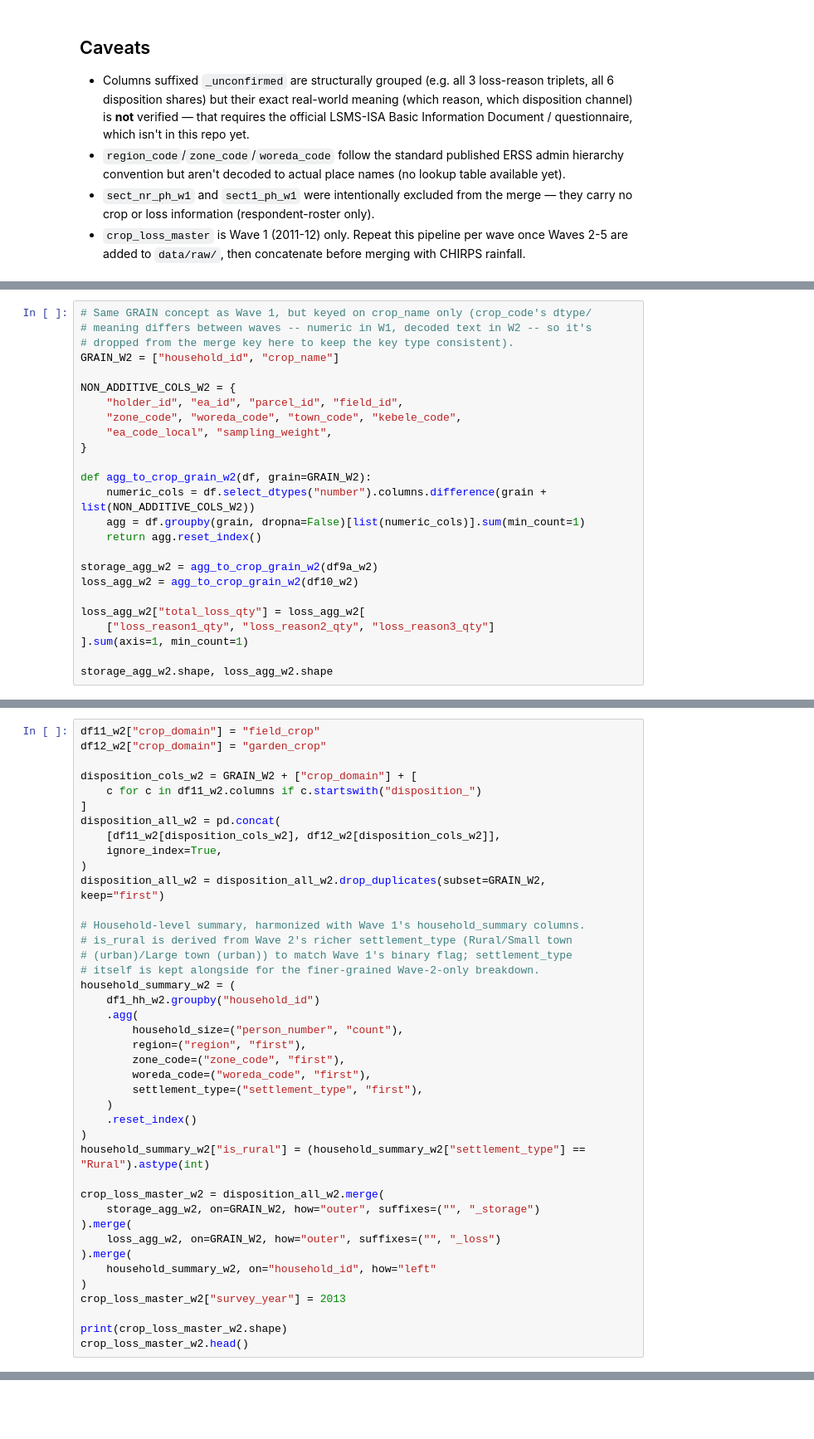
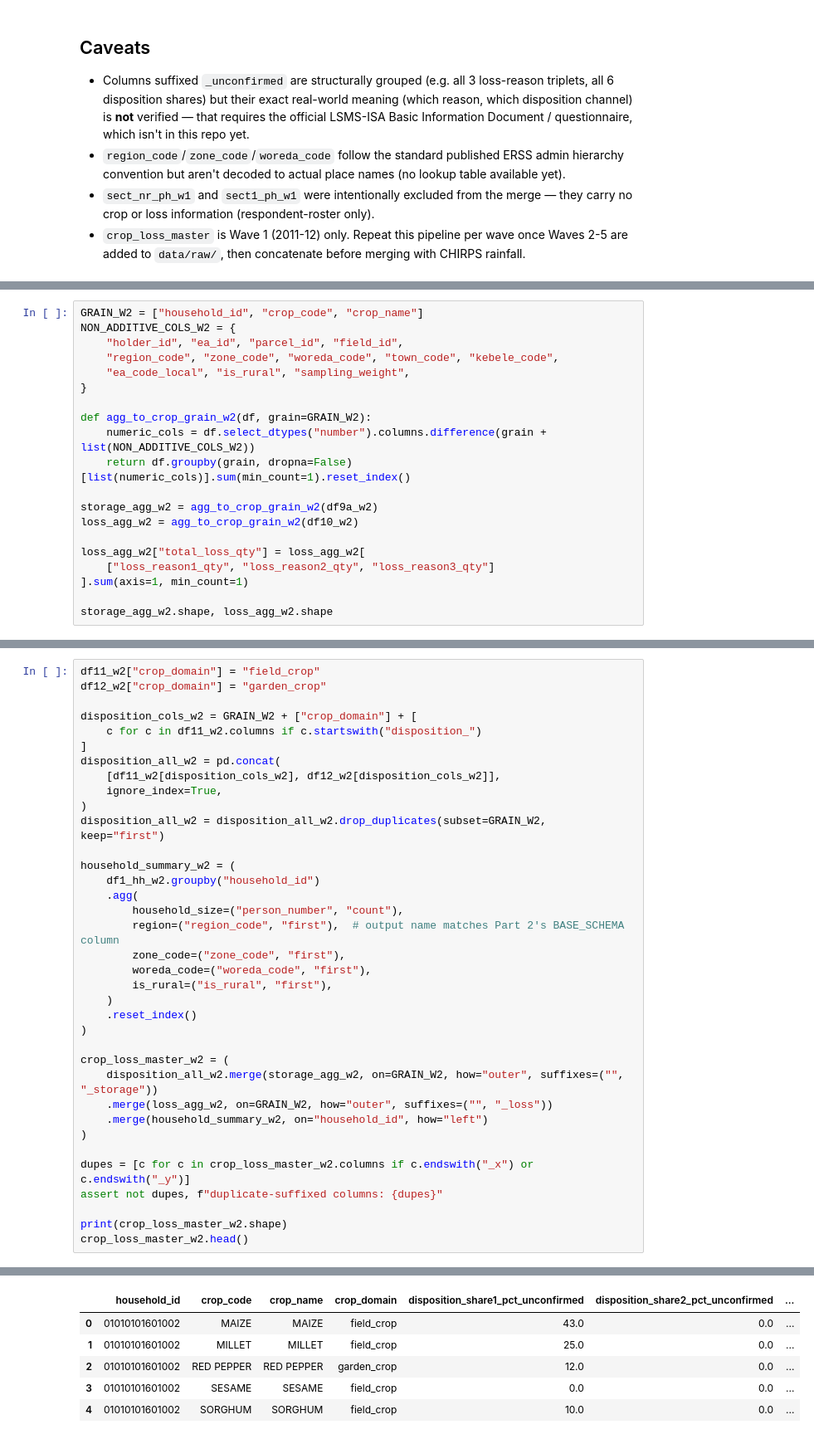
Before and after one commit to Melkam22/crop-loss-predictor-app, a Jupyter notebook: notebooks/01_data_exploration.ipynb, the cells around one changed output, grey strips where cells are left out. Shown at 83% size. Cells and saved outputs as stored; diff of their text form; blank space fills up the shorter version.

```diff
--- a/notebooks/01_data_exploration.ipynb
+++ b/notebooks/01_data_exploration.ipynb
@@ -532,19 +575,14 @@ df9a_w2.shape, df10_w2.shape, df11_w2.shape, df12_w2.shape, df1_hh_w2.shape
 # %%
-# Same GRAIN concept as Wave 1, but keyed on crop_name only (crop_code's dtype/
-# meaning differs between waves -- numeric in W1, decoded text in W2 -- so it's
-# dropped from the merge key here to keep the key type consistent).
-GRAIN_W2 = ["household_id", "crop_name"]
-
+GRAIN_W2 = ["household_id", "crop_code", "crop_name"]
 NON_ADDITIVE_COLS_W2 = {
     "holder_id", "ea_id", "parcel_id", "field_id",
-    "zone_code", "woreda_code", "town_code", "kebele_code",
-    "ea_code_local", "sampling_weight",
+    "region_code", "zone_code", "woreda_code", "town_code", "kebele_code",
+    "ea_code_local", "is_rural", "sampling_weight",
 }
 
 def agg_to_crop_grain_w2(df, grain=GRAIN_W2):
     numeric_cols = df.select_dtypes("number").columns.difference(grain + list(NON_ADDITIVE_COLS_W2))
-    agg = df.groupby(grain, dropna=False)[list(numeric_cols)].sum(min_count=1)
-    return agg.reset_index()
+    return df.groupby(grain, dropna=False)[list(numeric_cols)].sum(min_count=1).reset_index()
 
 storage_agg_w2 = agg_to_crop_grain_w2(df9a_w2)
 loss_agg_w2 = agg_to_crop_grain_w2(df10_w2)
@@ -567,31 +607,27 @@ disposition_all_w2 = pd.concat(
 )
 disposition_all_w2 = disposition_all_w2.drop_duplicates(subset=GRAIN_W2, keep="first")
 
-# Household-level summary, harmonized with Wave 1's household_summary columns.
-# is_rural is derived from Wave 2's richer settlement_type (Rural/Small town
-# (urban)/Large town (urban)) to match Wave 1's binary flag; settlement_type
-# itself is kept alongside for the finer-grained Wave-2-only breakdown.
 household_summary_w2 = (
     df1_hh_w2.groupby("household_id")
     .agg(
         household_size=("person_number", "count"),
-        region=("region", "first"),
+        region=("region_code", "first"),  # output name matches Part 2's BASE_SCHEMA column
         zone_code=("zone_code", "first"),
         woreda_code=("woreda_code", "first"),
-        settlement_type=("settlement_type", "first"),
+        is_rural=("is_rural", "first"),
     )
     .reset_index()
 )
-household_summary_w2["is_rural"] = (household_summary_w2["settlement_type"] == "Rural").astype(int)
 
-crop_loss_master_w2 = disposition_all_w2.merge(
-    storage_agg_w2, on=GRAIN_W2, how="outer", suffixes=("", "_storage")
-).merge(
-    loss_agg_w2, on=GRAIN_W2, how="outer", suffixes=("", "_loss")
-).merge(
-    household_summary_w2, on="household_id", how="left"
+crop_loss_master_w2 = (
+    disposition_all_w2.merge(storage_agg_w2, on=GRAIN_W2, how="outer", suffixes=("", "_storage"))
+    .merge(loss_agg_w2, on=GRAIN_W2, how="outer", suffixes=("", "_loss"))
+    .merge(household_summary_w2, on="household_id", how="left")
 )
-crop_loss_master_w2["survey_year"] = 2013
+
+dupes = [c for c in crop_loss_master_w2.columns if c.endswith("_x") or c.endswith("_y")]
+assert not dupes, f"duplicate-suffixed columns: {dupes}"
 
 print(crop_loss_master_w2.shape)
 crop_loss_master_w2.head()
+# %% [output]
@@ -598 +635,7 @@ crop_loss_master_w2.head()
+|  | household_id | crop_code | crop_name | crop_domain | disposition_share1_pct_unconfirmed | disposition_share2_pct_unconfirmed | ... |
+| 0 | 01010101601002 | MAIZE | MAIZE | field_crop | 43.0 | 0.0 | ... |
+| 1 | 01010101601002 | MILLET | MILLET | field_crop | 25.0 | 0.0 | ... |
+| 2 | 01010101601002 | RED PEPPER | RED PEPPER | garden_crop | 12.0 | 0.0 | ... |
+| 3 | 01010101601002 | SESAME | SESAME | field_crop | 0.0 | 0.0 | ... |
+| 4 | 01010101601002 | SORGHUM | SORGHUM | field_crop | 10.0 | 0.0 | ... |
 # %%
```
Also changed, not shown: parts of 26 cells of this notebook, 6 other files.
